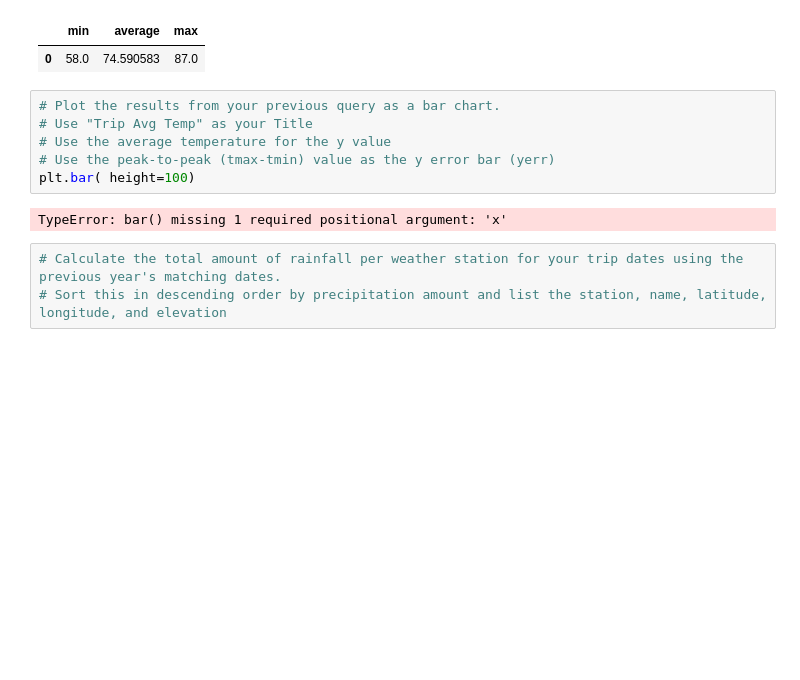
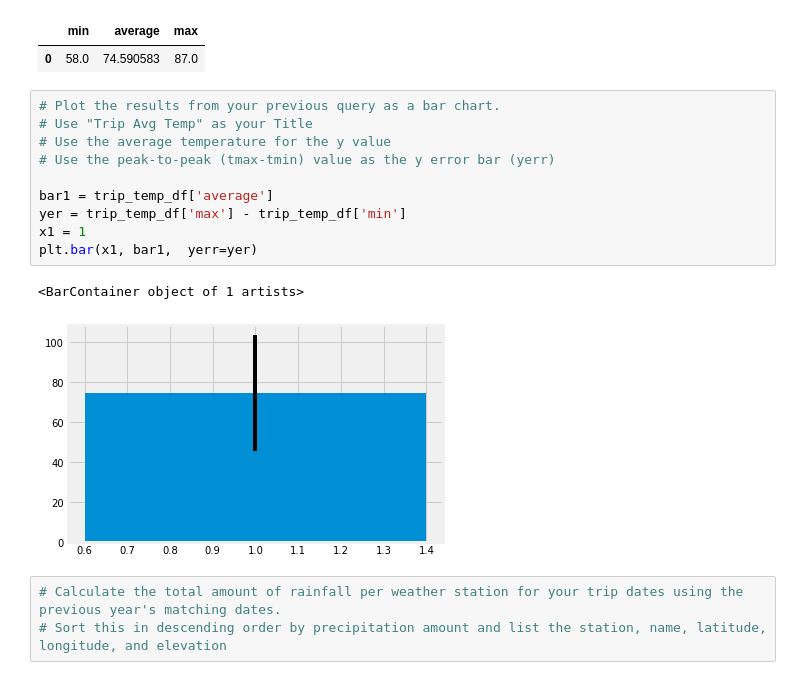
Before and after one commit to jamiediaz/HW08_SQLAlchemy, a Jupyter notebook: climate_starter.ipynb, the cells around one changed output. Drawn from its saved outputs; the diff is of its cells as text; blank space fills up the shorter version.

```diff
--- a/climate_starter.ipynb
+++ b/climate_starter.ipynb
@@ -261,11 +261,16 @@ trip_temp_df
 # %%
 # Plot the results from your previous query as a bar chart.
 # Use "Trip Avg Temp" as your Title
 # Use the average temperature for the y value
 # Use the peak-to-peak (tmax-tmin) value as the y error bar (yerr)
-plt.bar( height=100)
+
+bar1 = trip_temp_df['average']
+yer = trip_temp_df['max'] - trip_temp_df['min']
+x1 = 1
+plt.bar(x1, bar1,  yerr=yer)
 # %% [output]
-TypeError: bar() missing 1 required positional argument: 'x'
+<BarContainer object of 1 artists>
+[figure, added]
 # %%
 # Calculate the total amount of rainfall per weather station for your trip dates using the previous year's matching dates.
 # Sort this in descending order by precipitation amount and list the station, name, latitude, longitude, and elevation
```
